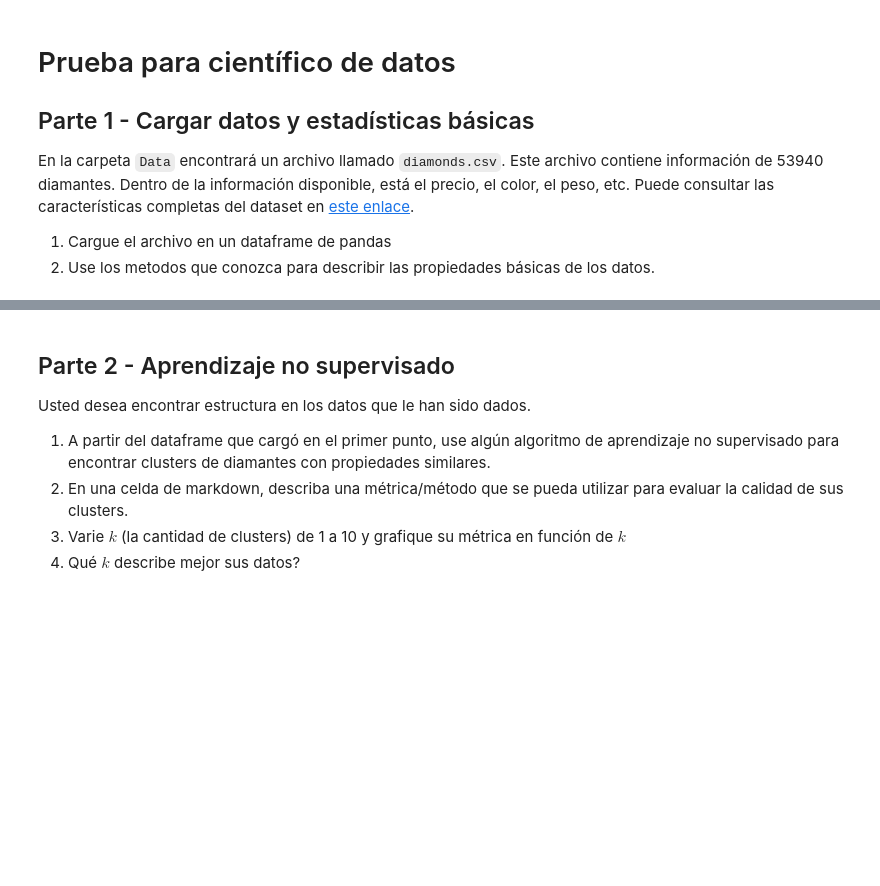
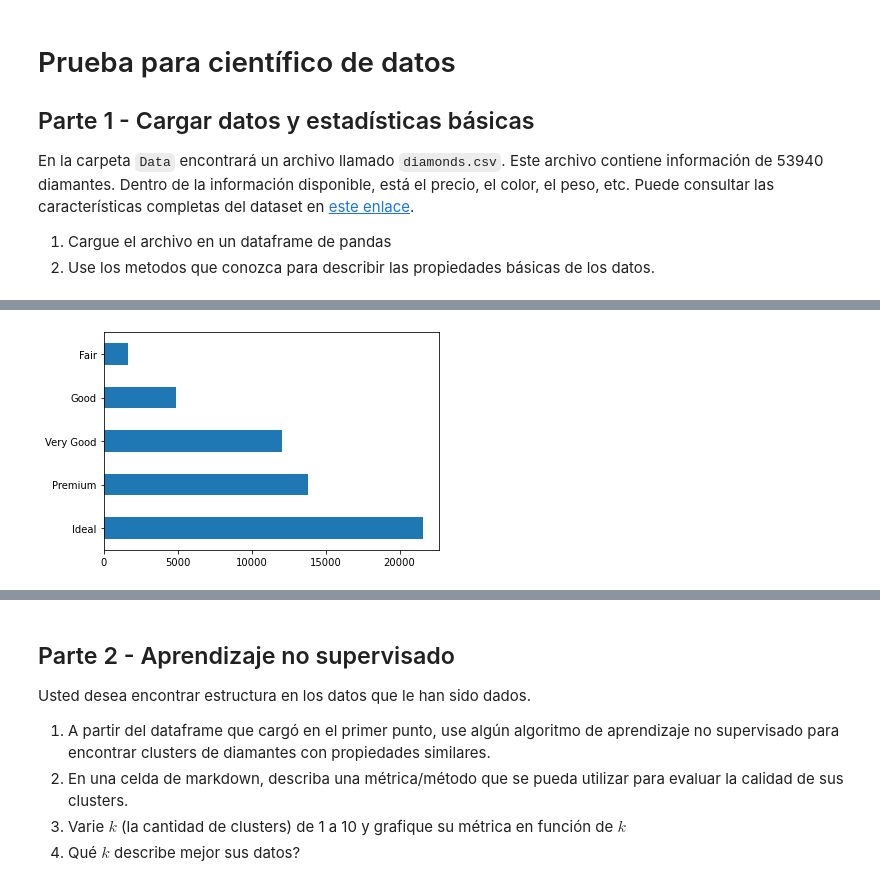
Before and after one commit to jomen93/PruebaCientificoDeDatos, a Jupyter notebook: Prueba.ipynb, the cells around one changed output, grey strips where cells are left out. Cells and saved outputs as stored; diff of their text form; code cells hidden in the pictures; blank space fills up the shorter version.

```diff
--- a/Prueba.ipynb
+++ b/Prueba.ipynb
@@ -15,0 +26,3 @@
+# %%
+data = pd.read_csv("Data/diamonds.csv",  delimiter=",", index_col=0)
+data.head()
@@ -15,0 +64,5 @@
+# %%
+data["cut"].value_counts().plot.barh()
+X = pd.get_dummies(data["cut"])
+# %% [output]
+[figure, added]
```
Also changed, not shown: parts of 26 cells of this notebook.
